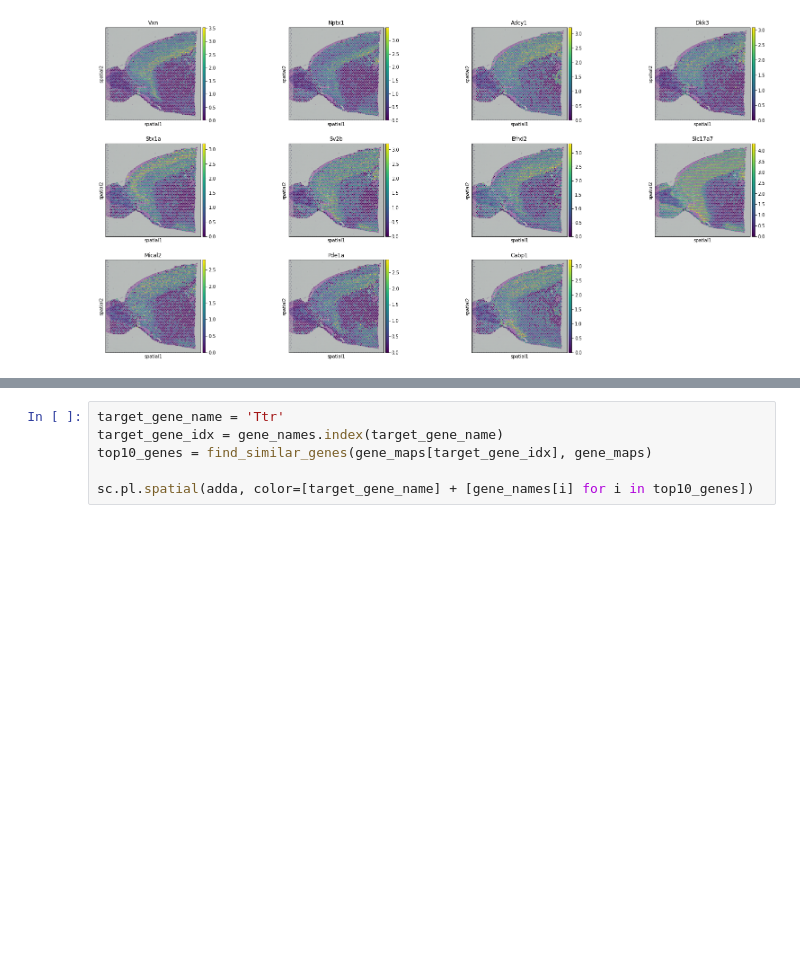
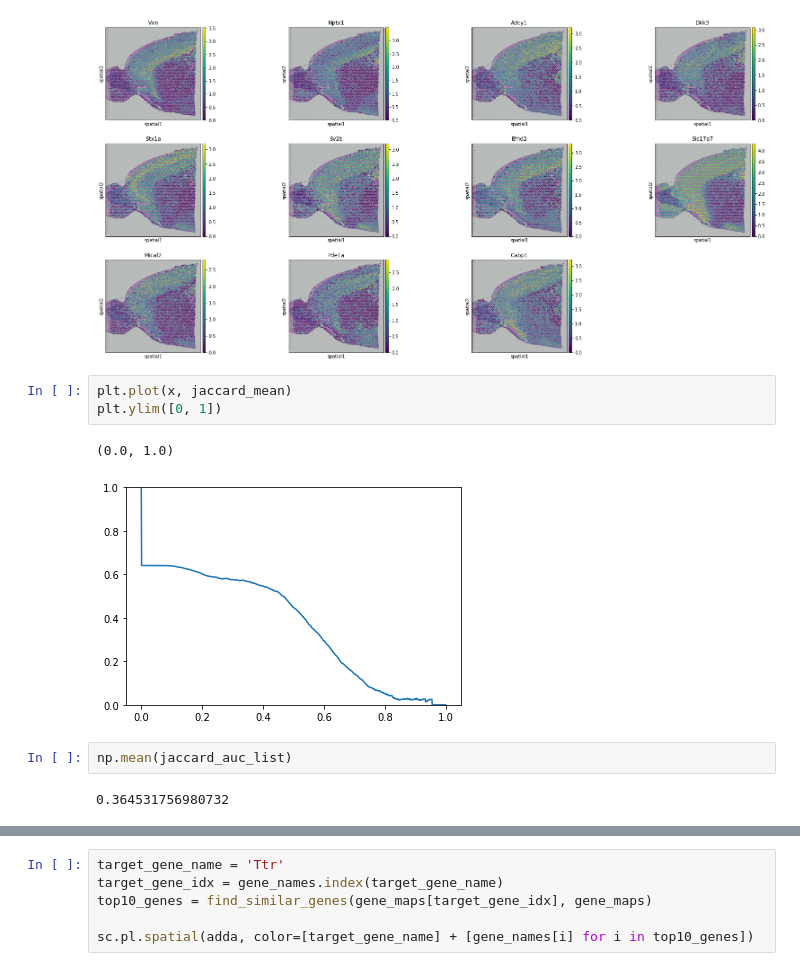
Before and after one commit to son9john/Spatial_singlecell_DL, a Jupyter notebook: ssim.ipynb, the cells around one changed output, grey strips where cells are left out. Cells and saved outputs as stored; diff of their text form; blank space fills up the shorter version.

```diff
--- a/ssim.ipynb
+++ b/ssim.ipynb
@@ -59,3 +69,13 @@ top10_genes = find_similar_genes(gene_maps[target_gene_idx], gene_maps)
 sc.pl.spatial(adda, color=[target_gene_name] + [gene_names[i] for i in top10_genes])
 # %% [output]
 [figure]
+# %%
+plt.plot(x, jaccard_mean)
+plt.ylim([0, 1])
+# %% [output]
+(0.0, 1.0)
+[figure, added]
+# %%
+np.mean(jaccard_auc_list)
+# %% [output]
+0.364531756980732
```
Also changed, not shown: parts of 15 cells of this notebook, 1 other file.
